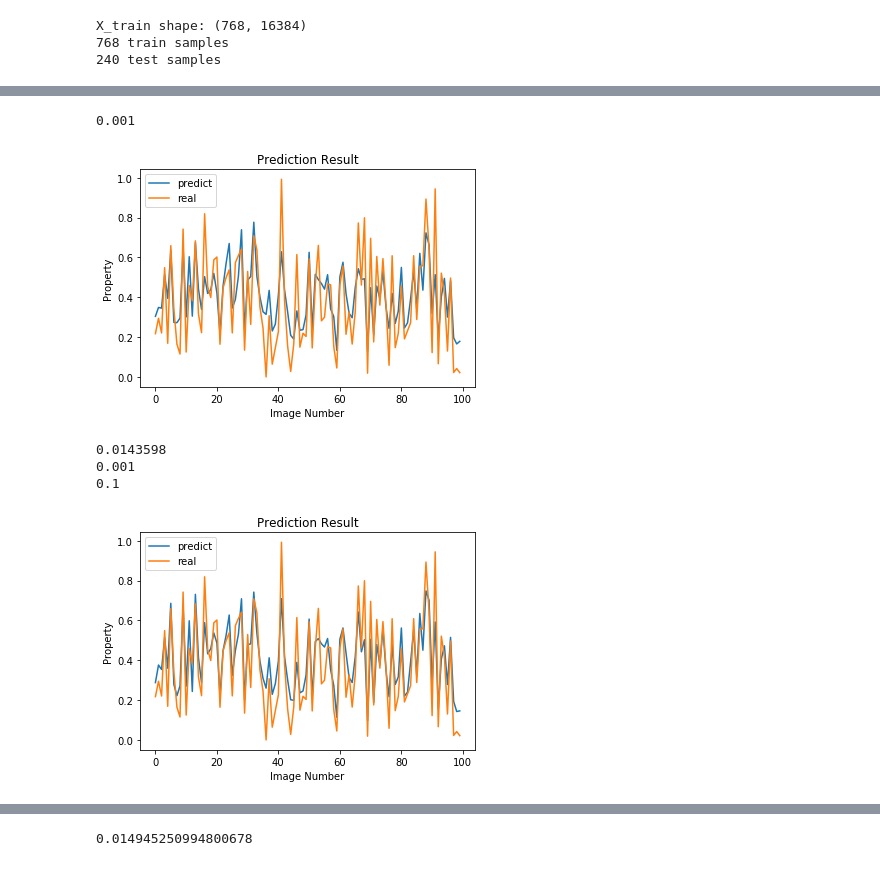
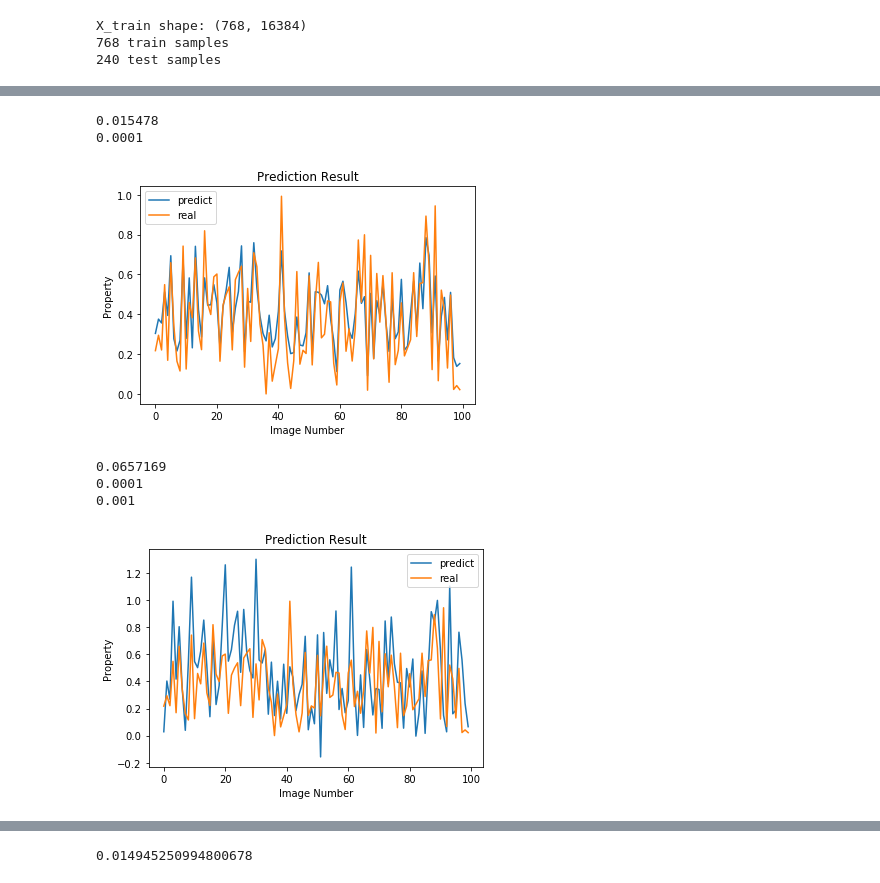
Before and after one commit to aurorlhc/property_test, a Jupyter notebook: regression_test.ipynb, the cells around one changed output, grey strips where cells are left out. Saved outputs shown, nothing was run; the diff lists cells and outputs as text; code cells hidden in the pictures.

Commit message:
test lasso and ridge with cross-validation

```diff
--- a/regression_test.ipynb
+++ b/regression_test.ipynb
@@ -85,7 +75,7 @@ ax2.set_ylabel('Difference')
 [figure]
 # %%
 # RidgeCV: linear least squares with L2 regularization with bulit-in cross-validation
-ridgecv = RidgeCV(alphas=(0.001, 0.005, 0.01, 0.05, 0.1, 0.5, 1.0, 5, 10), store_cv_values=True)
+ridgecv = RidgeCV(alphas=(0.0001, 0.0005, 0.001, 0.005, 0.01, 0.05, 0.1, 0.5, 1.0, 5, 10, 50, 100), cv=10)
 ridgecv.fit(X_train, Y_train)
 pred = ridgecv.predict(X_test)
 
@@ -103,8 +93,8 @@ ax.set_title('Prediction Result')
 ax.set_xlabel('Image Number')
 ax.set_ylabel('Property')
 
-mean_squared_error(Y_test, pred)
-
+print(mean_squared_error(Y_test, pred))
+print(ridgecv.alpha_)
 # ridgecv.cv_values_
 # ridgecv.coef_
 # ridgecv.alpha_
@@ -113,7 +104,7 @@ mean_squared_error(Y_test, pred)
 [figure]
 # %%
 #LassoCV: linear model trained with L1 prior as regularizer with built-in cross-validation
-lassocv = LassoCV(alphas=(0.001, 0.005, 0.01, 0.05, 0.1, 0.5, 1.0, 5, 10))
+lassocv = LassoCV(alphas=(0.0001, 0.0005, 0.001, 0.005, 0.01, 0.05, 0.1, 0.5, 1.0, 5, 10, 50, 100), cv=10)
 lassocv.fit(X_train, Y_train)
 pred = lassocv.predict(X_test)
 
@@ -131,39 +122,39 @@ ax.set_title('Prediction Result')
 ax.set_xlabel('Image Number')
 ax.set_ylabel('Property')
 
-mean_squared_error(Y_test, pred)
-
+print(mean_squared_error(Y_test, pred))
 print (lassocv.alpha_)
 # %% [output]
-0.001
+0.015478
+0.0001
-[figure, old version]
+[figure, new version]
 # %%
-elasticNet = ElasticNetCV(l1_ratio = [0.1, 0.3, 0.5, 0.6, 0.7, 0.8, 0.85, 0.9, 0.95, 1],
-                          alphas = [0.001, 0.005, 0.01, 0.05, 0.1, 0.5, 1, 5, 10], max_iter = 5000)
+elasticNet = ElasticNetCV(l1_ratio = [0.001, 0.003, 0.005, 0.01, 0.03, 0.05, 0.1, 0.3, 0.5],
+                          alphas = [0.0001, 0.0005, 0.001, 0.005, 0.01, 0.05, 0.1, 0.5, 1, 5, 10, 50, 100],
+                          cv = 10, max_iter = 5000)
 elasticNet.fit(X_train, Y_train)
 
 pred = elasticNet.predict(X_test)
 
 fig = plt.figure()
 ax = fig.add_subplot(1,1,1)
 
 x=[]
 for i in range(100):
     x.append(i)
 
 ax.plot(x,pred[0:100], label='predict')
 ax.plot(x,Y_test[0:100],label='real')
 plt.legend()
 ax.set_title('Prediction Result')
 ax.set_xlabel('Image Number')
 ax.set_ylabel('Property')
 
 print (mean_squared_error(Y_test, pred))
-
 print (elasticNet.alpha_)
 print (elasticNet.l1_ratio_)
 # %% [output]
-0.0143598
+0.0657169
+0.0001
 0.001
-0.1
-[figure, old version]
+[figure, new version]
```
Also changed, not shown: parts of 11 cells of this notebook.
